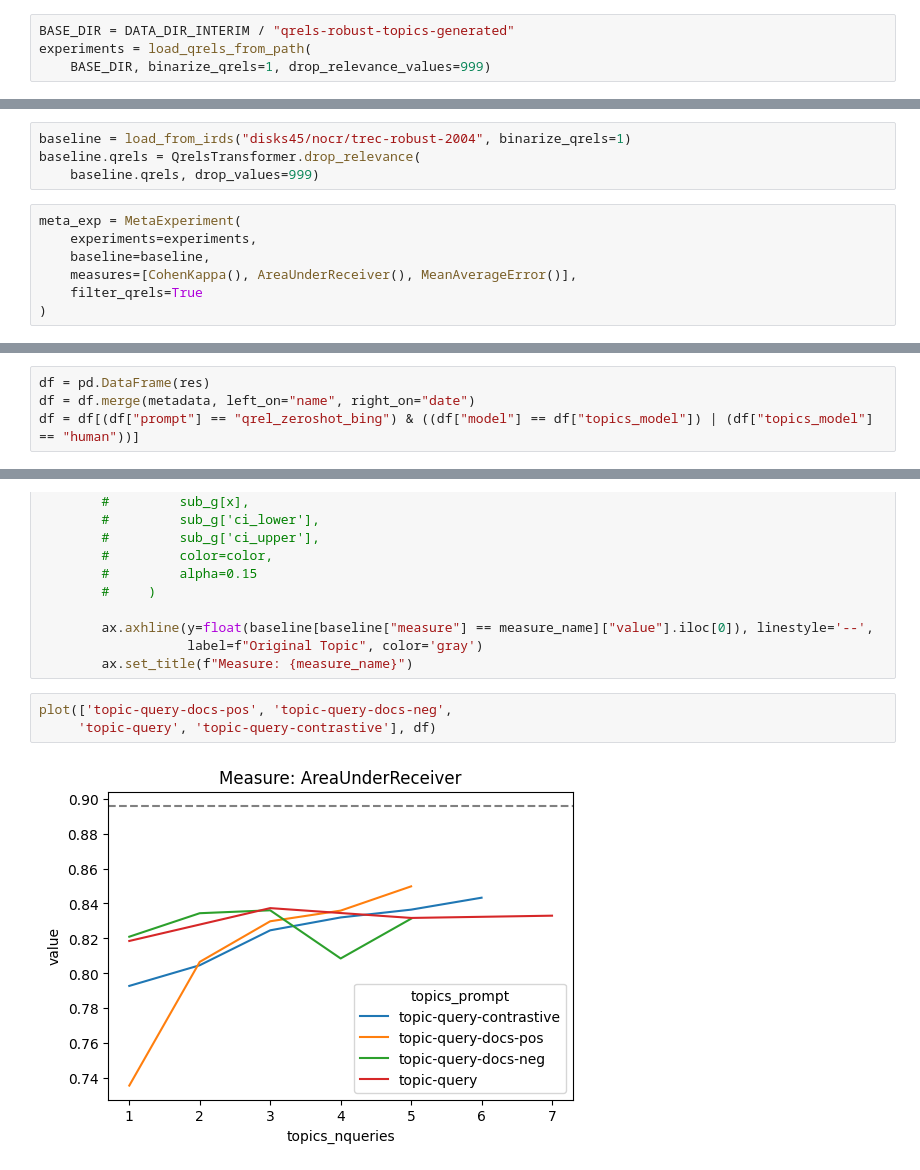
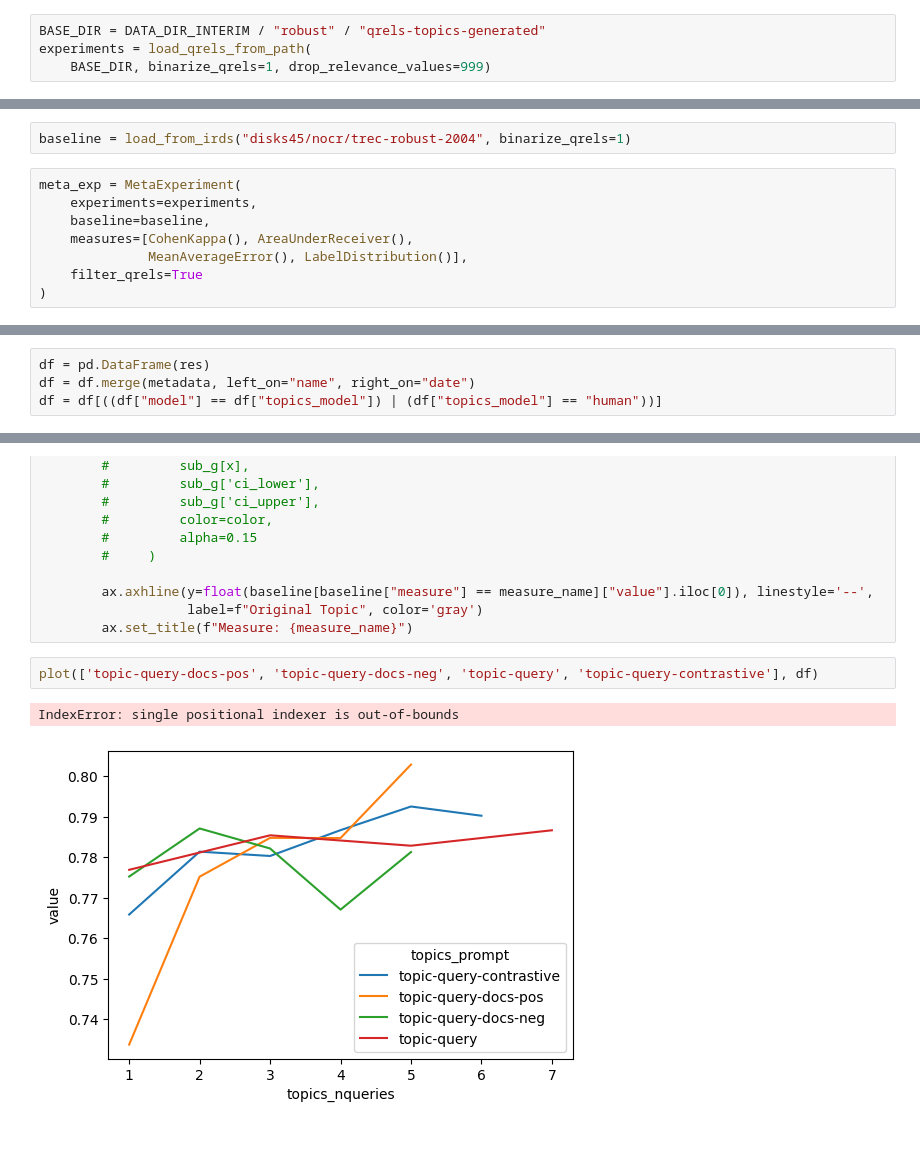
Before and after one commit to irgroup/SIGIR26-Synthesized-Information-Needs, a Jupyter notebook: notebooks/robust/evaluate-alignment.ipynb, the cells around one changed output, grey strips where cells are left out. Drawn from its saved outputs; the diff is of its cells as text; blank space fills up the shorter version.

```diff
--- a/notebooks/robust/evaluate-alignment.ipynb
+++ b/notebooks/robust/evaluate-alignment.ipynb
@@ -15,4 +14,4 @@ logger.setLevel("DEBUG")
 # %%
-BASE_DIR = DATA_DIR_INTERIM / "qrels-robust-topics-generated"
+BASE_DIR = DATA_DIR_INTERIM / "robust" / "qrels-topics-generated"
 experiments = load_qrels_from_path(
     BASE_DIR, binarize_qrels=1, drop_relevance_values=999)
@@ -19,12 +24,11 @@ experiments = load_qrels_from_path(
 # %%
 baseline = load_from_irds("disks45/nocr/trec-robust-2004", binarize_qrels=1)
-baseline.qrels = QrelsTransformer.drop_relevance(
-    baseline.qrels, drop_values=999)
 # %%
 meta_exp = MetaExperiment(
     experiments=experiments,
     baseline=baseline,
-    measures=[CohenKappa(), AreaUnderReceiver(), MeanAverageError()],
+    measures=[CohenKappa(), AreaUnderReceiver(),
+              MeanAverageError(), LabelDistribution()],
     filter_qrels=True
 )
 # %%
@@ -89,7 +115,7 @@ import matplotlib.pyplot as plt
 # %%
 df = pd.DataFrame(res)
 df = df.merge(metadata, left_on="name", right_on="date")
-df = df[(df["prompt"] == "qrel_zeroshot_bing") & ((df["model"] == df["topics_model"]) | (df["topics_model"] == "human"))]
+df = df[((df["model"] == df["topics_model"]) | (df["topics_model"] == "human"))]
 # %%
 models = df["model"].unique()
 colors = sns.color_palette("tab10", len(models))
@@ -159,7 +187,7 @@ def plot(subset_prompt_list, df, x="topics_nqueries"):
                    label=f"Original Topic", color='gray')
         ax.set_title(f"Measure: {measure_name}")
 # %%
-plot(['topic-query-docs-pos', 'topic-query-docs-neg',
-     'topic-query', 'topic-query-contrastive'], df)
+plot(['topic-query-docs-pos', 'topic-query-docs-neg', 'topic-query', 'topic-query-contrastive'], df)
 # %% [output]
+IndexError: single positional indexer is out-of-bounds
-[figure, old version]
+[figure, new version]
```
Also changed, not shown: parts of 11 cells of this notebook.
